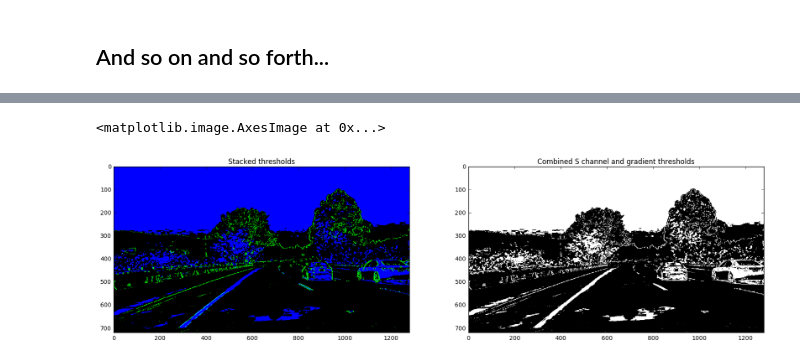
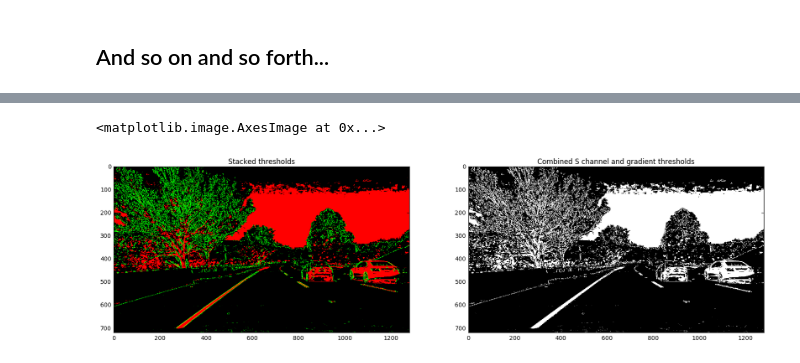
Before and after one commit to apurveyajnik/CarND-Advanced-Lane-Lines, a Jupyter notebook: pipeline.ipynb, the cells around one changed output, grey strips where cells are left out. Cells and saved outputs as stored; diff of their text form; code cells hidden in the pictures.

```diff
--- a/pipeline.ipynb
+++ b/pipeline.ipynb
@@ -69,7 +67,7 @@ def dist_Corr(img,objpoints,imgpoints):
     return undist
 
 #distortion correction example
-img_path = 'test_images/test4.jpg'
+img_path = 'test_images/test6.jpg'
 img = cv2.imread(img_path)
 
 undist_img = dist_Corr(img,objpoints,imgpoints)
@@ -123,50 +121,64 @@ def dir_threshold(img, sobel_kernel=3, thresh=(0, np.pi/2)):
 
 
 
-def combine_grad(img, s_thresh=(100, 255)):
+def combine_grad(img, s_thresh=(200, 255),v_thresh=(280, 255)):
     img = np.copy(img)
+
+    img_yuv = cv2.cvtColor(img, cv2.COLOR_BGR2YUV)
+
+    # equalize the histogram of the Y channel
+    img_yuv[:,:,0] = cv2.equalizeHist(img_yuv[:,:,0])
+
+    # convert the YUV image back to RGB format
+    img = cv2.cvtColor(img_yuv, cv2.COLOR_YUV2BGR)
+
     # Convert to HSV color space and separate the V channel
-    hsl = cv2.cvtColor(img, cv2.COLOR_BGR2HLS).astype(np.float)
-    l_channel = hsl[:,:,1]
-    s_channel = hsl[:,:,2]
+    hls = cv2.cvtColor(img, cv2.COLOR_BGR2HLS).astype(np.float)
+    l_channel = hls[:,:,1]
+    s_channel = hls[:,:,2]
+    hsv = cv2.cvtColor(img,cv2.COLOR_BGR2HSV)
+    v_channel = hsv[:,:,1]
+
     ksize = 3
 
     gray = cv2.cvtColor(img, cv2.COLOR_BGR2GRAY)
-
-    gradx = abs_sobel_thresh(l_channel, orient='x', sobel_kernel=ksize, thresh=(50, 255))
-
-    mag_binary = mag_thresh(l_channel, sobel_kernel=ksize, mag_thresh=(50, 255))
-    dir_binary = dir_threshold(l_channel, sobel_kernel=ksize, thresh=(0.7, 1.3))
+    gray = cv2.equalizeHist(gray)
+    gradx = abs_sobel_thresh(gray, orient='x', sobel_kernel=ksize, thresh=(50, 255))
+    #grady = abs_sobel_thresh(gray, orient='y', sobel_kernel=ksize, thresh=(50, 255))
+    mag_binary = mag_thresh(gray, sobel_kernel=ksize, mag_thresh=(50, 255))
+    dir_binary = dir_threshold(gray, sobel_kernel=ksize, thresh=(0.7, 1.3))
 
     combined = np.zeros_like(dir_binary)
     combined[((gradx == 1)) | ((mag_binary == 1) & (dir_binary == 1))] = 1
 
     # Threshold color channel
     s_binary = np.zeros_like(s_channel)
     s_binary[(s_channel >= s_thresh[0]) & (s_channel <= s_thresh[1])] = 1
+
+    v_binary = np.zeros_like(v_channel)
+    v_binary[(v_channel >= v_thresh[0]) & (v_channel <= v_thresh[1])] = 1
+
     # Stack each channel
     # Note color_binary[:, :, 0] is all 0s, effectively an all black image. It might
     # be beneficial to replace this channel with something else.
-    color_binary = np.dstack((np.zeros_like(combined), combined, s_binary))
+    color_binary = np.dstack((s_binary, combined,v_binary))
     thres_binary = np.zeros_like(combined)
 
-    thres_binary[(s_binary == 1) | (combined == 1)] = 1
-
-    return color_binary,thres_binary
+    thres_binary[(s_binary==1)| (combined == 1)|(v_binary==1)] = 1
+    return color_binary,thres_binary,combined
 
 
-color_binary,thres_binary = combine_grad(undist_img)
+color_binary,thres_binary,combined = combine_grad(undist_img)
 
 
 f, (ax1, ax2) = plt.subplots(1, 2, figsize=(20,10))
 
 ax1.set_title('Stacked thresholds')
 ax1.imshow(color_binary,cmap='gray')
 
 ax2.set_title('Combined S channel and gradient thresholds')
 ax2.imshow(thres_binary,cmap='gray')
-
 #cv2.imwrite('./output_images/binary_'+img_path.split('/')[-1],thres_binary*255)
 # %% [output]
 <matplotlib.image.AxesImage at 0x...>
-[figure, old version]
+[figure, new version]
```
Also changed, not shown: parts of 10 cells of this notebook, 2 other files.
